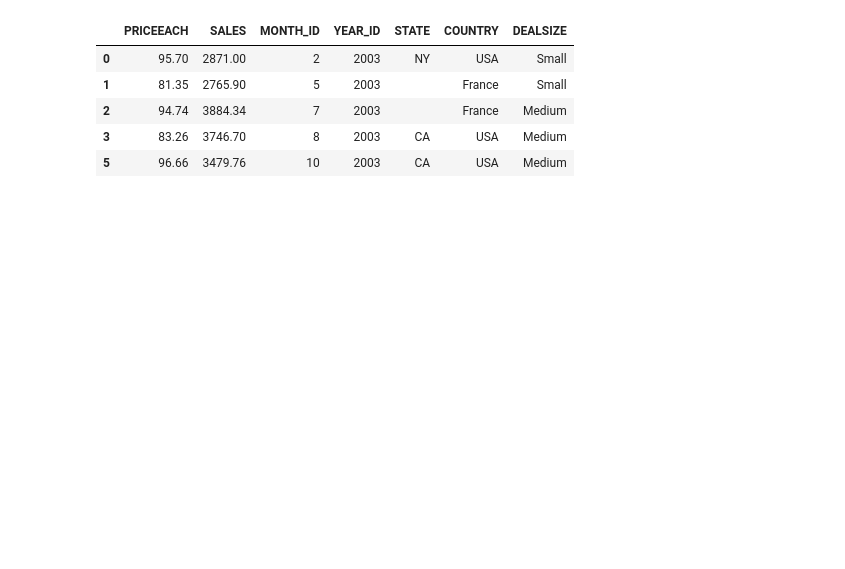
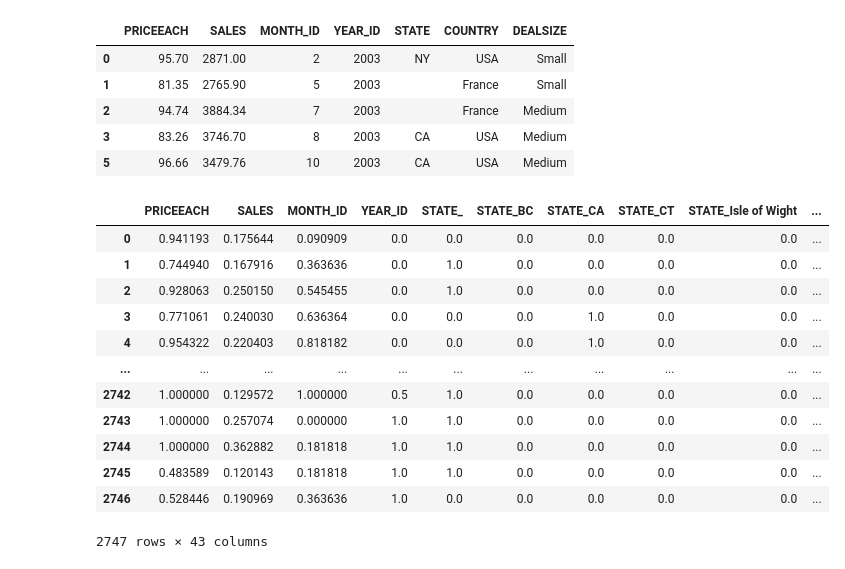
Before and after one commit to rootstrap/ml-training, a Jupyter notebook: data_cleaning.ipynb, the cells around one changed output. Drawn from its saved outputs; the diff is of its cells as text; code cells hidden in the pictures; blank space fills up the shorter version.

```diff
--- a/data_cleaning.ipynb
+++ b/data_cleaning.ipynb
@@ -101,9 +101,13 @@ df.COUNTRY.value_counts().plot(kind='pie')
 <matplotlib.axes._subplots.AxesSubplot at 0x...>
 [figure]
 # %%
-#transform COUNTRY to categorical
+#10. transform variables to categorical
 df["COUNTRY"] = pd.Categorical(df["COUNTRY"])
-df.COUNTRY.cat.codes
+print(df.COUNTRY.cat.codes)
+df["STATE"] = pd.Categorical(df["STATE"])
+print(df.STATE.cat.codes)
+df["DEALSIZE"] = pd.Categorical(df["DEALSIZE"])
+print(df.DEALSIZE.cat.codes)
 # %% [output]
 0       18
 1        6
@@ -130,3 +139,29 @@ df.head()
 | 2 | 94.74 | 3884.34 | 7 | 2003 |  | France | Medium |
 | 3 | 83.26 | 3746.70 | 8 | 2003 | CA | USA | Medium |
 | 5 | 96.66 | 3479.76 | 10 | 2003 | CA | USA | Medium |
+# %%
+#13. transform categorical to binary variables
+categorical_variables = ['STATE','COUNTRY','DEALSIZE']
+dummies = pd.get_dummies(df, categorical_variables)
+# %%
+#14. normalize
+from sklearn import preprocessing
+min_max_scaler = preprocessing.MinMaxScaler()
+
+np_scaled = min_max_scaler.fit_transform(dummies)
+df_normalized = pd.DataFrame(np_scaled, columns = dummies.columns)
+df_normalized
+# %% [output]
+|  | PRICEEACH | SALES | MONTH_ID | YEAR_ID | STATE_ | STATE_BC | STATE_CA | STATE_CT | STATE_Isle of Wight | ... |
+| 0 | 0.941193 | 0.175644 | 0.090909 | 0.0 | 0.0 | 0.0 | 0.0 | 0.0 | 0.0 | ... |
+| 1 | 0.744940 | 0.167916 | 0.363636 | 0.0 | 1.0 | 0.0 | 0.0 | 0.0 | 0.0 | ... |
+| 2 | 0.928063 | 0.250150 | 0.545455 | 0.0 | 1.0 | 0.0 | 0.0 | 0.0 | 0.0 | ... |
+| 3 | 0.771061 | 0.240030 | 0.636364 | 0.0 | 0.0 | 0.0 | 1.0 | 0.0 | 0.0 | ... |
+| 4 | 0.954322 | 0.220403 | 0.818182 | 0.0 | 0.0 | 0.0 | 1.0 | 0.0 | 0.0 | ... |
+| ... | ... | ... | ... | ... | ... | ... | ... | ... | ... | ... |
+| 2742 | 1.000000 | 0.129572 | 1.000000 | 0.5 | 1.0 | 0.0 | 0.0 | 0.0 | 0.0 | ... |
+| 2743 | 1.000000 | 0.257074 | 0.000000 | 1.0 | 1.0 | 0.0 | 0.0 | 0.0 | 0.0 | ... |
+| 2744 | 1.000000 | 0.362882 | 0.181818 | 1.0 | 1.0 | 0.0 | 0.0 | 0.0 | 0.0 | ... |
+| 2745 | 0.483589 | 0.120143 | 0.181818 | 1.0 | 1.0 | 0.0 | 0.0 | 0.0 | 0.0 | ... |
+| 2746 | 0.528446 | 0.190969 | 0.363636 | 1.0 | 0.0 | 0.0 | 0.0 | 0.0 | 0.0 | ... |
+2747 rows × 43 columns
```
Also changed, not shown: parts of 13 cells of this notebook, 3 other files.
